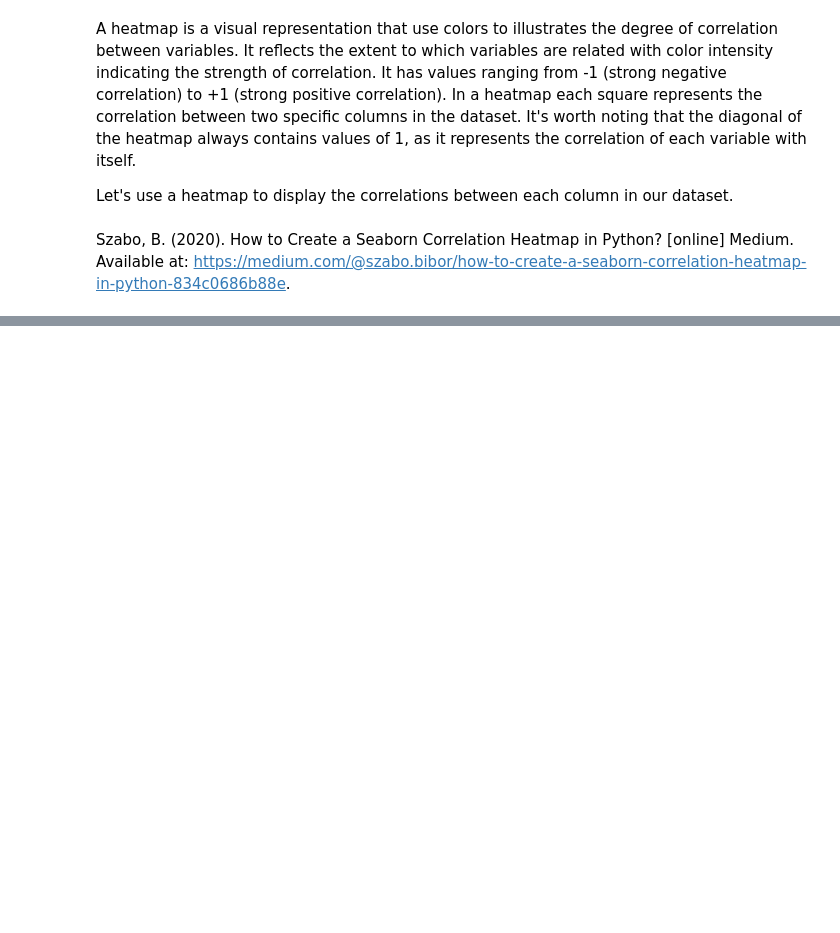
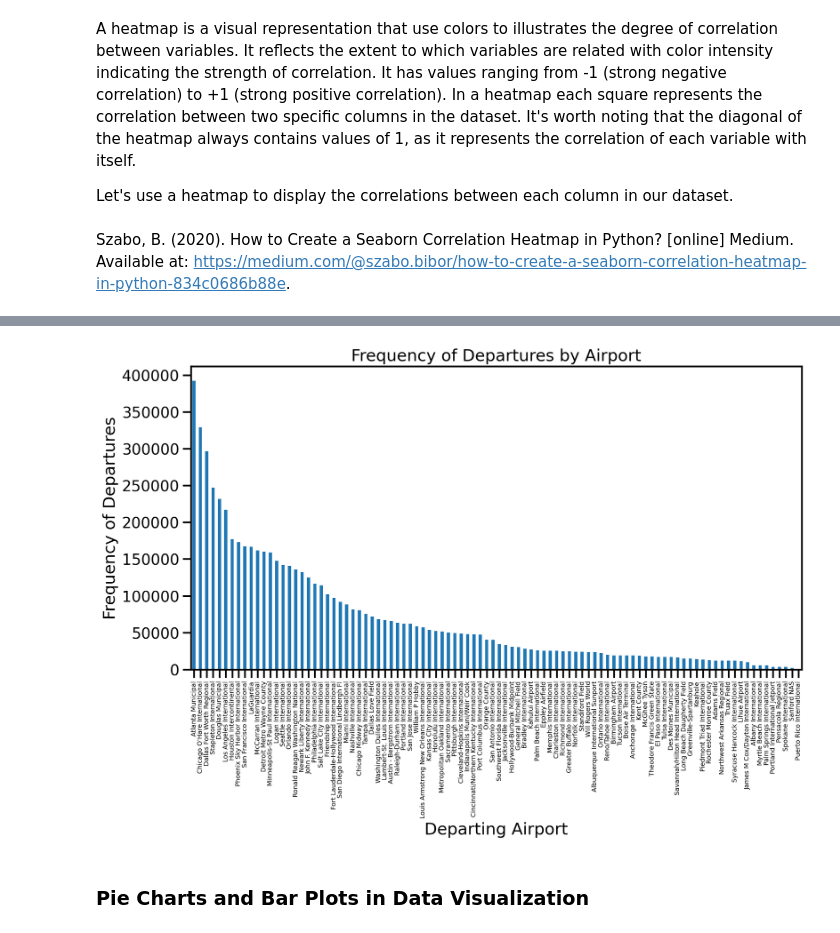
Before and after one commit to RehamTousoun/DataAnalytics_Capstone, a Jupyter notebook: flightDelay.ipynb, the cells around one changed output, grey strips where cells are left out. Saved outputs shown, nothing was run; the diff lists cells and outputs as text; code cells hidden in the pictures; blank space fills up the shorter version.

```diff
--- a/flightDelay.ipynb
+++ b/flightDelay.ipynb
@@ -320,0 +334,21 @@ Pie charts and bar plots are fundamental tools in data visualization that help c
+# %%
+# Get the value counts for 'CARRIER_NAME'
+DEP_Airports_counts = df['DEPARTING_AIRPORT'].value_counts()
+
+# Create a bar plot
+ax = DEP_Airports_counts.plot(kind='bar', figsize=(12, 6))
+
+# Set x-axis labels with rotation
+ax.set_xticklabels(DEP_Airports_counts.index, rotation=90, fontsize=7)
+
+# Add labels and title
+plt.xlabel('Departing Airport')
+plt.ylabel('Frequency of Departures')
+plt.title('Frequency of Departures by Airport')
+
+# Show the plot
+plt.show()
+# %% [output]
+[figure, added]
+# %% [markdown]
+### Pie Charts and Bar Plots in Data Visualization
```
Also changed, not shown: parts of 11 cells of this notebook.
